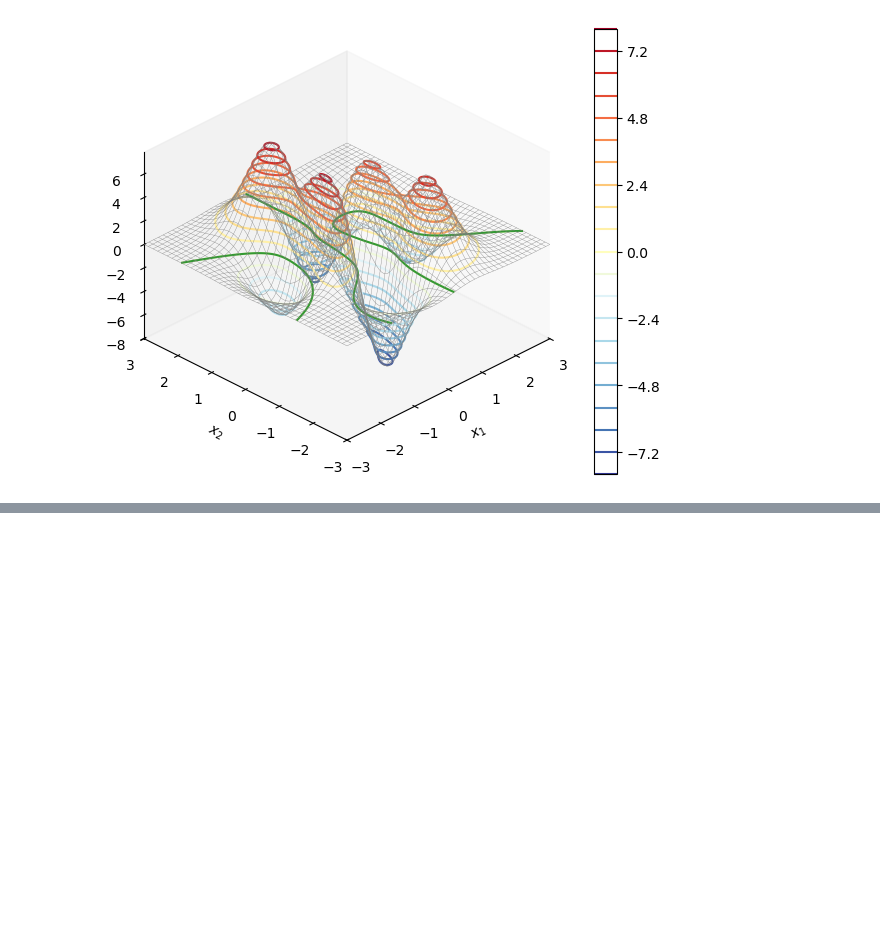
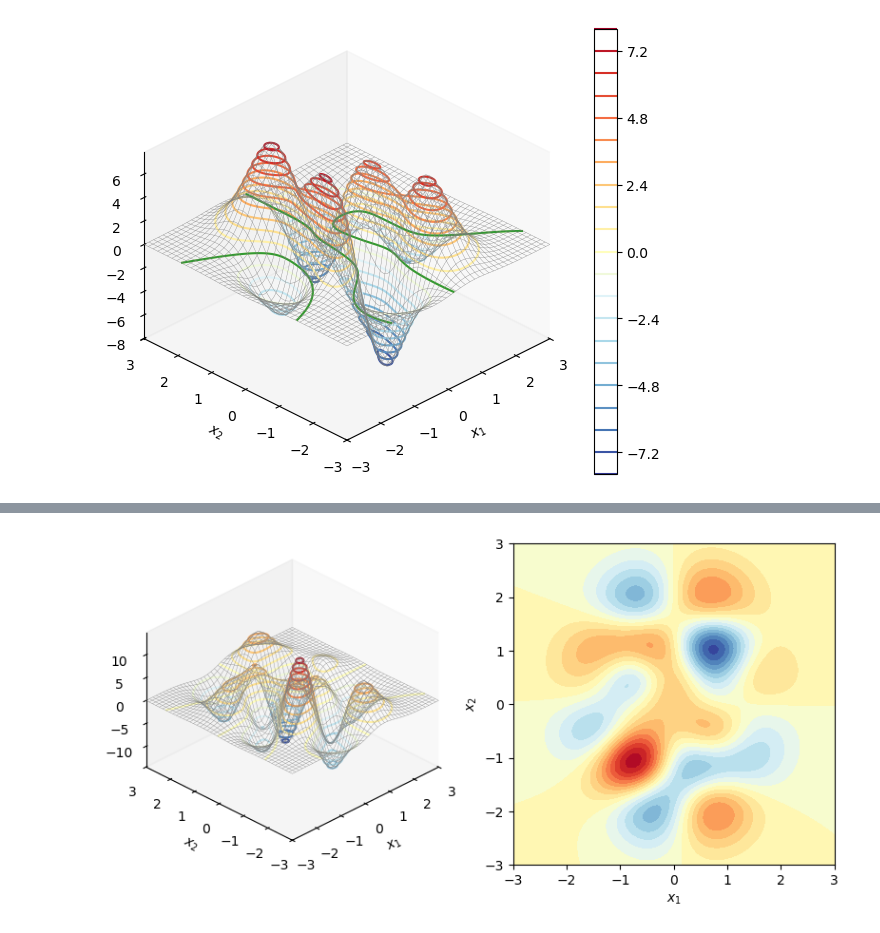
Before and after one commit to Arch-jyh/iris_books, a Jupyter notebook: book3/16.ipynb, the cells around one changed output, grey strips where cells are left out. Cells and saved outputs as stored; diff of their text form; code cells hidden in the pictures; blank space fills up the shorter version.

```diff
--- a/book3/16.ipynb
+++ b/book3/16.ipynb
@@ -63,0 +109,26 @@ plt.show()
+# %%
+def plot_surface(xx,yy,surface,title_txt):
+    fig = plt.figure(figsize = plt.figaspect(0.5))#配置长宽比
+    ax = fig.add_subplot(1,2,1,projection = '3d')
+    ax.plot_wireframe(xx,yy,surface,color = '0.5',linewidth = 0.25)
+    colorbar = ax.contour(xx,yy,surface,20,cmap = 'RdYlBu_r')
+
+    ax.set_proj_type('ortho')
+    ax.set_xlabel('$x_1$')
+    ax.set_ylabel('$x_2$')
+    ax.set_zlabel(title_txt)
+    ax.set_xlim(xx.min(),xx.max())
+    ax.set_ylim(yy.min(),yy.max())
+    ax.view_init(azim = -135,elev = 30)
+    ax.grid(False)
+
+    ax = fig.add_subplot(1,2,2)
+    colorbar = ax.contourf(xx,yy,surface,20,cmap = 'RdYlBu_r')
+    ax.set_xlabel('$x_1$')
+    ax.set_ylabel('$x_2$')
+    ax.set_xlim(xx.min(),xx.max())
+    ax.set_ylim(yy.min(),yy.max())
+    plt.gca().set_aspect('equal',adjustable = 'box')
+# %%
+d2f_dxdy = f_xy.diff(x,y)
+d2f_dxdy
@@ -63,0 +137,8 @@ plt.show()
+# %%
+d2f_dxdy_fcn = lambdify([x,y],d2f_dxdy)#转换为可执行的匿名函数
+d2f_dxdy_zz = d2f_dxdy_fcn(xx,yy)
+# %%
+title_txt = '$f_{x1,x2}(x1,x2)$'
+plot_surface(xx,yy,d2f_dxdy_zz,title_txt)
+# %% [output]
+[figure, added]
```
Also changed, not shown: parts of 16 cells of this notebook, 2 other files.
